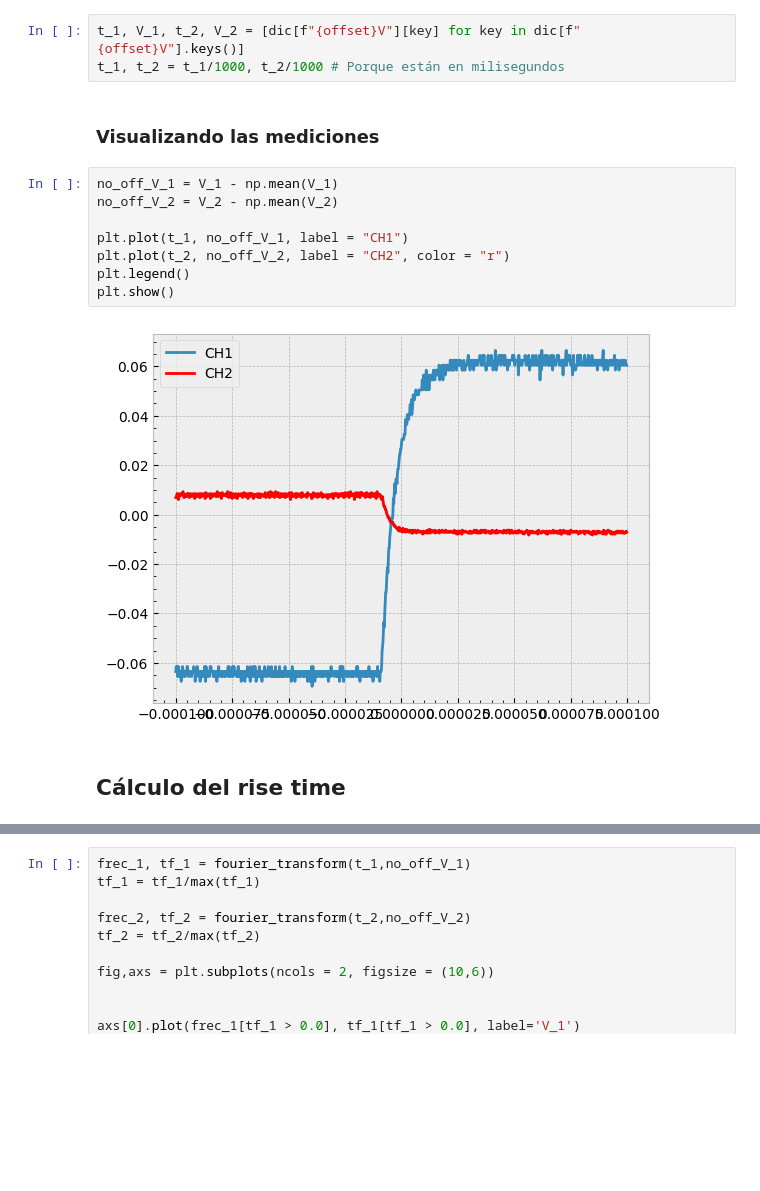
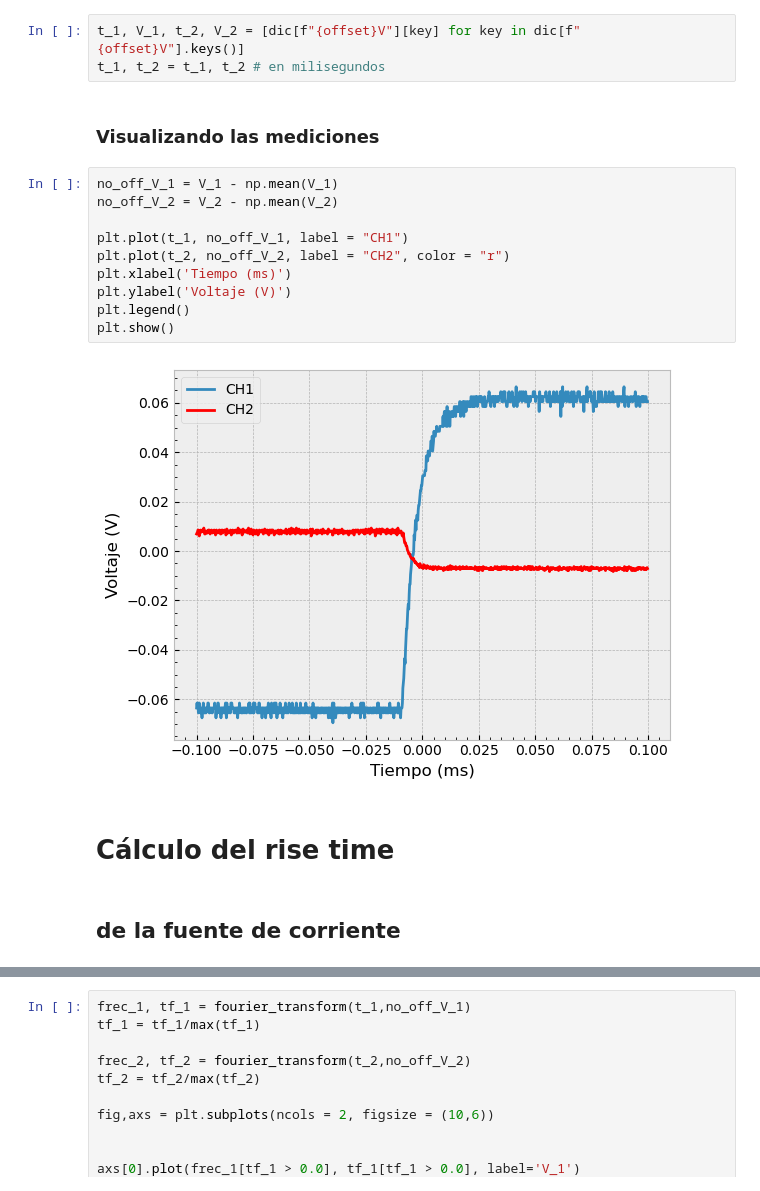
Before and after one commit to DelManuel/Magnetometro-optico, a Jupyter notebook: códigos/analisis_tiempo_de_respuesta.ipynb, the cells around one changed output, grey strips where cells are left out. Drawn from its saved outputs; the diff is of its cells as text; blank space fills up the shorter version.

```diff
--- a/códigos/analisis_tiempo_de_respuesta.ipynb
+++ b/códigos/analisis_tiempo_de_respuesta.ipynb
@@ -264,21 +264,25 @@ with open(file_name, "rb") as f:
     dic = pickle.load(f)
 # %%
 t_1, V_1, t_2, V_2 = [dic[f"{offset}V"][key] for key in dic[f"{offset}V"].keys()]
-t_1, t_2 = t_1/1000, t_2/1000 # Porque están en milisegundos
+t_1, t_2 = t_1, t_2 # en milisegundos
 # %% [markdown]
 ### Visualizando las mediciones
 # %%
 no_off_V_1 = V_1 - np.mean(V_1)
 no_off_V_2 = V_2 - np.mean(V_2)
 
 plt.plot(t_1, no_off_V_1, label = "CH1")
 plt.plot(t_2, no_off_V_2, label = "CH2", color = "r")
+plt.xlabel('Tiempo (ms)')
+plt.ylabel('Voltaje (V)')
 plt.legend()
 plt.show()
 # %% [output]
-[figure, old version]
+[figure, new version]
 # %% [markdown]
-## Cálculo del rise time
+# Cálculo del rise time
+# %% [markdown]
+## de la fuente de corriente
 # %%
 i_salto = 455
 i_rise = 650
```
Also changed, not shown: parts of 5 cells of this notebook.
